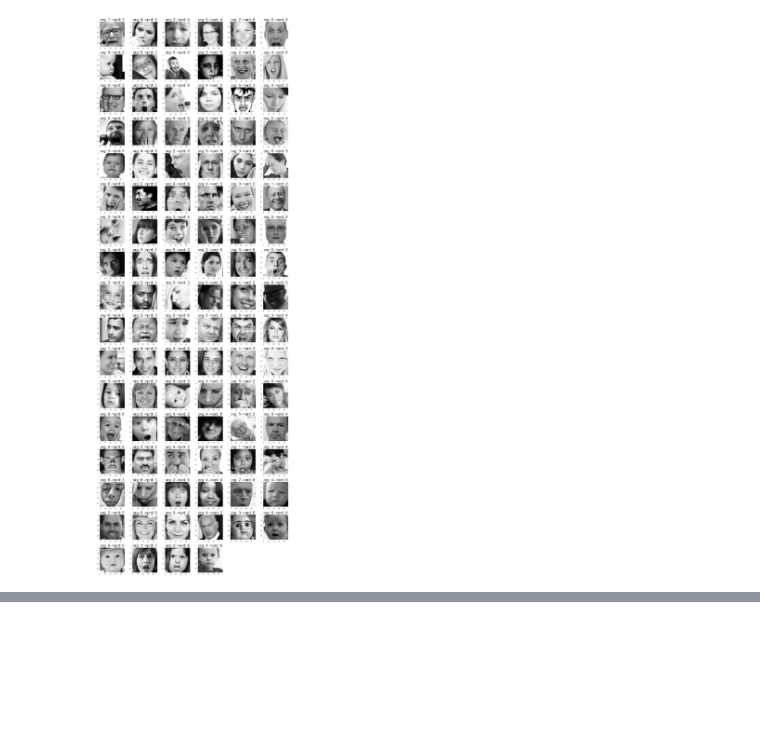
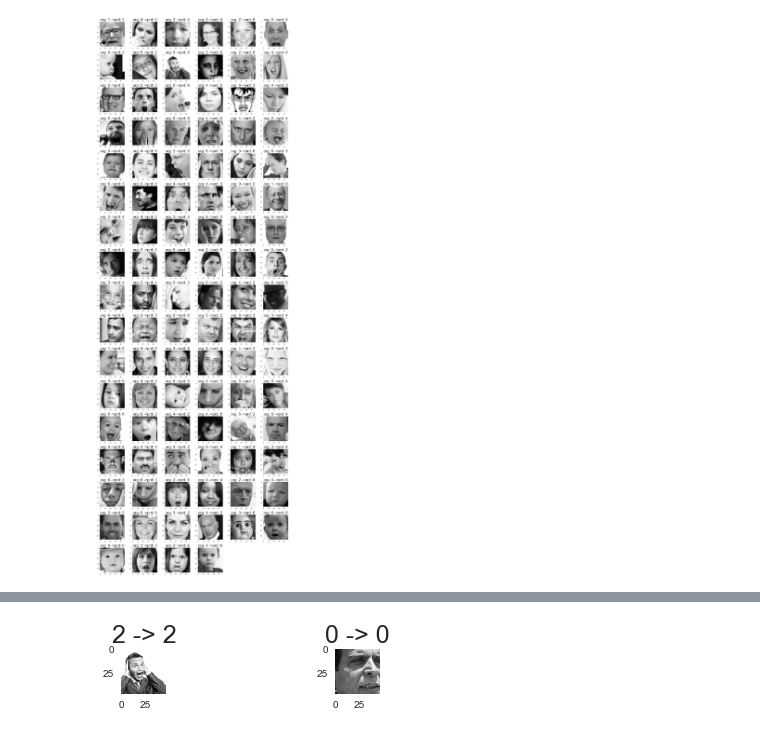
Before and after one commit to yjsuh-sub/team-project-image, a Jupyter notebook: YG/false image drawing.ipynb, the cells around one changed output, grey strips where cells are left out. Drawn from its saved outputs; the diff is of its cells as text; code cells hidden in the pictures; blank space fills up the shorter version.

```diff
--- a/YG/false image drawing.ipynb
+++ b/YG/false image drawing.ipynb
@@ -101,0 +209,4 @@ draw_result(Tr[:100])
+# %%
+draw_list([17,23])
+# %% [output]
+[figure, added]
```
Also changed, not shown: parts of 9 cells of this notebook, 2 other files.
